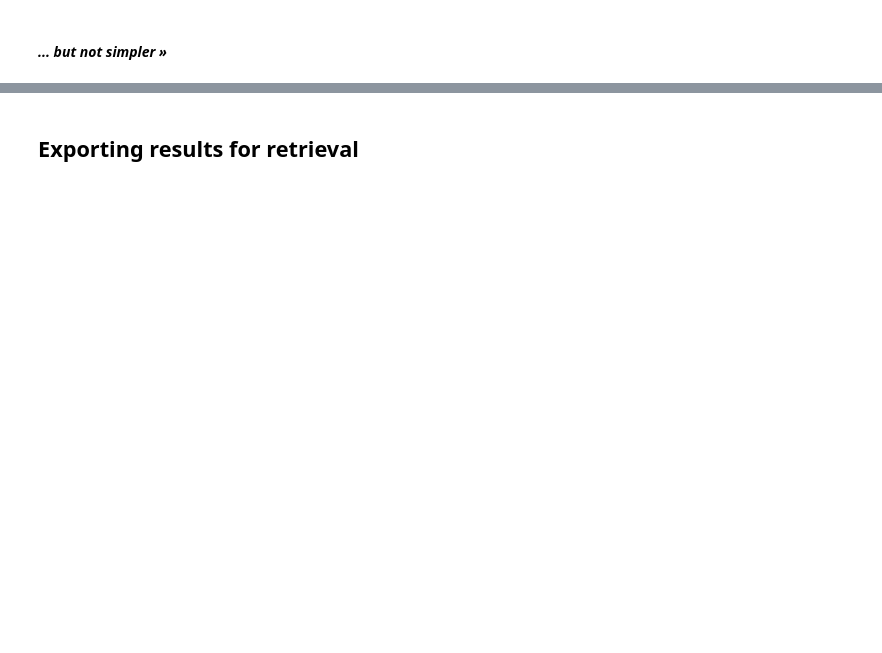
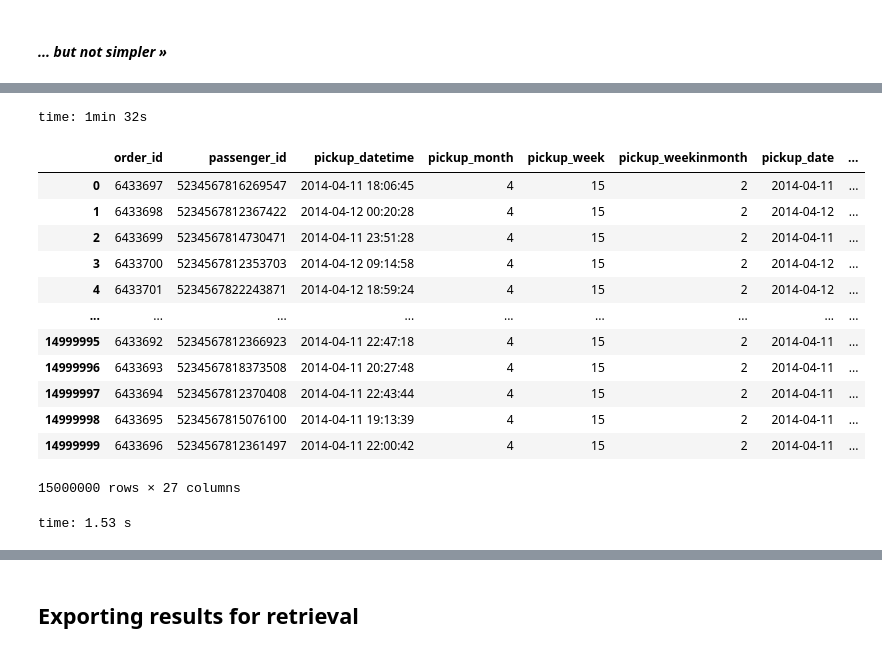
Before and after one commit to isis-santos-costa/99_Challenge, a Jupyter notebook: 99__DataTransformation3F.ipynb, the cells around one changed output, grey strips where cells are left out. Drawn from its saved outputs; the diff is of its cells as text; code cells hidden in the pictures; blank space fills up the shorter version.

```diff
--- a/99__DataTransformation3F.ipynb
+++ b/99__DataTransformation3F.ipynb
@@ -557,0 +874,3 @@ def get_address(lat,lng):
+# %%
+df_orders_tF = pd.read_csv('df_orders_tF_boroughs_regions.csv', index_col=0) # reading previously transformed data
+df_orders_tF.head(2)
@@ -557,0 +892,22 @@ def get_address(lat,lng):
+# %%
+pd.set_option('display.max_columns', len(df_orders_tF))
+df_orders_tF.drop(columns='address', inplace=True)
+# %% [output]
+time: 1min 32s
+# %%
+df_orders_tF
+# %% [output]
+|  | order_id | passenger_id | pickup_datetime | pickup_month | pickup_week | pickup_weekinmonth | pickup_date | ... |
+| 0 | 6433697 | 5234567816269547 | 2014-04-11 18:06:45 | 4 | 15 | 2 | 2014-04-11 | ... |
+| 1 | 6433698 | 5234567812367422 | 2014-04-12 00:20:28 | 4 | 15 | 2 | 2014-04-12 | ... |
+| 2 | 6433699 | 5234567814730471 | 2014-04-11 23:51:28 | 4 | 15 | 2 | 2014-04-11 | ... |
+| 3 | 6433700 | 5234567812353703 | 2014-04-12 09:14:58 | 4 | 15 | 2 | 2014-04-12 | ... |
+| 4 | 6433701 | 5234567822243871 | 2014-04-12 18:59:24 | 4 | 15 | 2 | 2014-04-12 | ... |
+| ... | ... | ... | ... | ... | ... | ... | ... | ... |
+| 14999995 | 6433692 | 5234567812366923 | 2014-04-11 22:47:18 | 4 | 15 | 2 | 2014-04-11 | ... |
+| 14999996 | 6433693 | 5234567818373508 | 2014-04-11 20:27:48 | 4 | 15 | 2 | 2014-04-11 | ... |
+| 14999997 | 6433694 | 5234567812370408 | 2014-04-11 22:43:44 | 4 | 15 | 2 | 2014-04-11 | ... |
+| 14999998 | 6433695 | 5234567815076100 | 2014-04-11 19:13:39 | 4 | 15 | 2 | 2014-04-11 | ... |
+| 14999999 | 6433696 | 5234567812361497 | 2014-04-11 22:00:42 | 4 | 15 | 2 | 2014-04-11 | ... |
+15000000 rows × 27 columns
+time: 1.53 s
```
Also changed, not shown: parts of 95 cells of this notebook.
